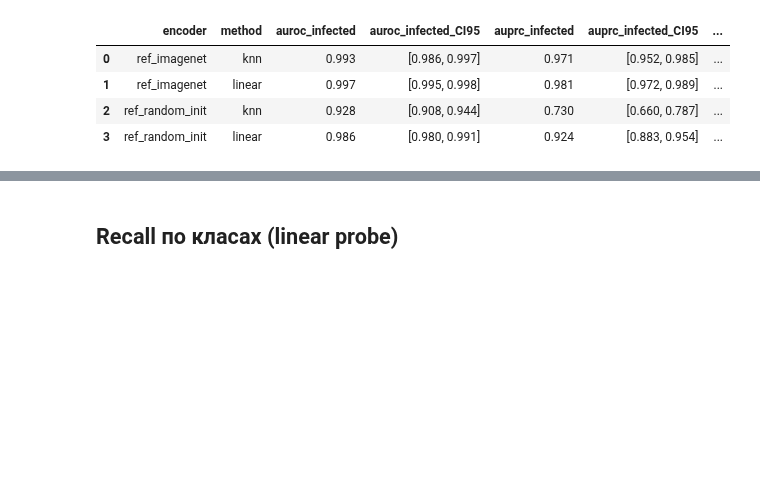
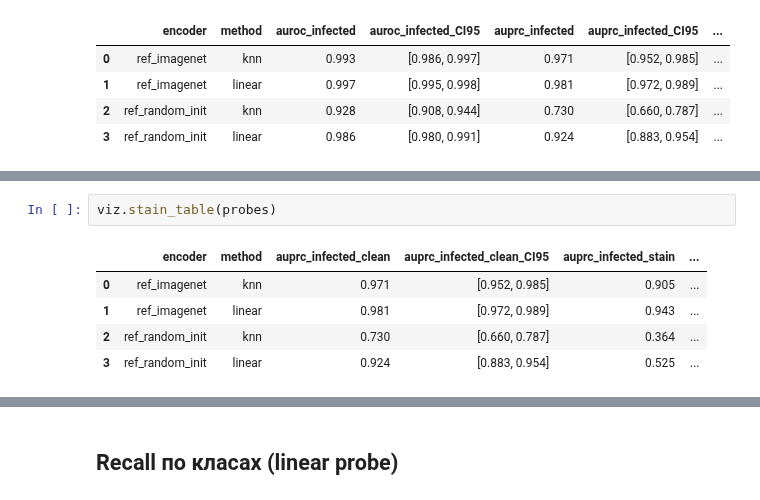
Before and after one commit to Daito6/malaria-ssl-detr, a Jupyter notebook: notebooks/03_ssl_analysis.ipynb, the cells around one changed output, grey strips where cells are left out. Cells and saved outputs as stored; diff of their text form; blank space fills up the shorter version.

```diff
--- a/notebooks/03_ssl_analysis.ipynb
+++ b/notebooks/03_ssl_analysis.ipynb
@@ -92,0 +101,8 @@ viz.probe_table(probes)
+# %%
+viz.stain_table(probes)
+# %% [output]
+|  | encoder | method | auprc_infected_clean | auprc_infected_clean_CI95 | auprc_infected_stain | ... |
+| 0 | ref_imagenet | knn | 0.971 | [0.952, 0.985] | 0.905 | ... |
+| 1 | ref_imagenet | linear | 0.981 | [0.972, 0.989] | 0.943 | ... |
+| 2 | ref_random_init | knn | 0.730 | [0.660, 0.787] | 0.364 | ... |
+| 3 | ref_random_init | linear | 0.924 | [0.883, 0.954] | 0.525 | ... |
```
Also changed, not shown: parts of 4 cells of this notebook, 1 other file.
